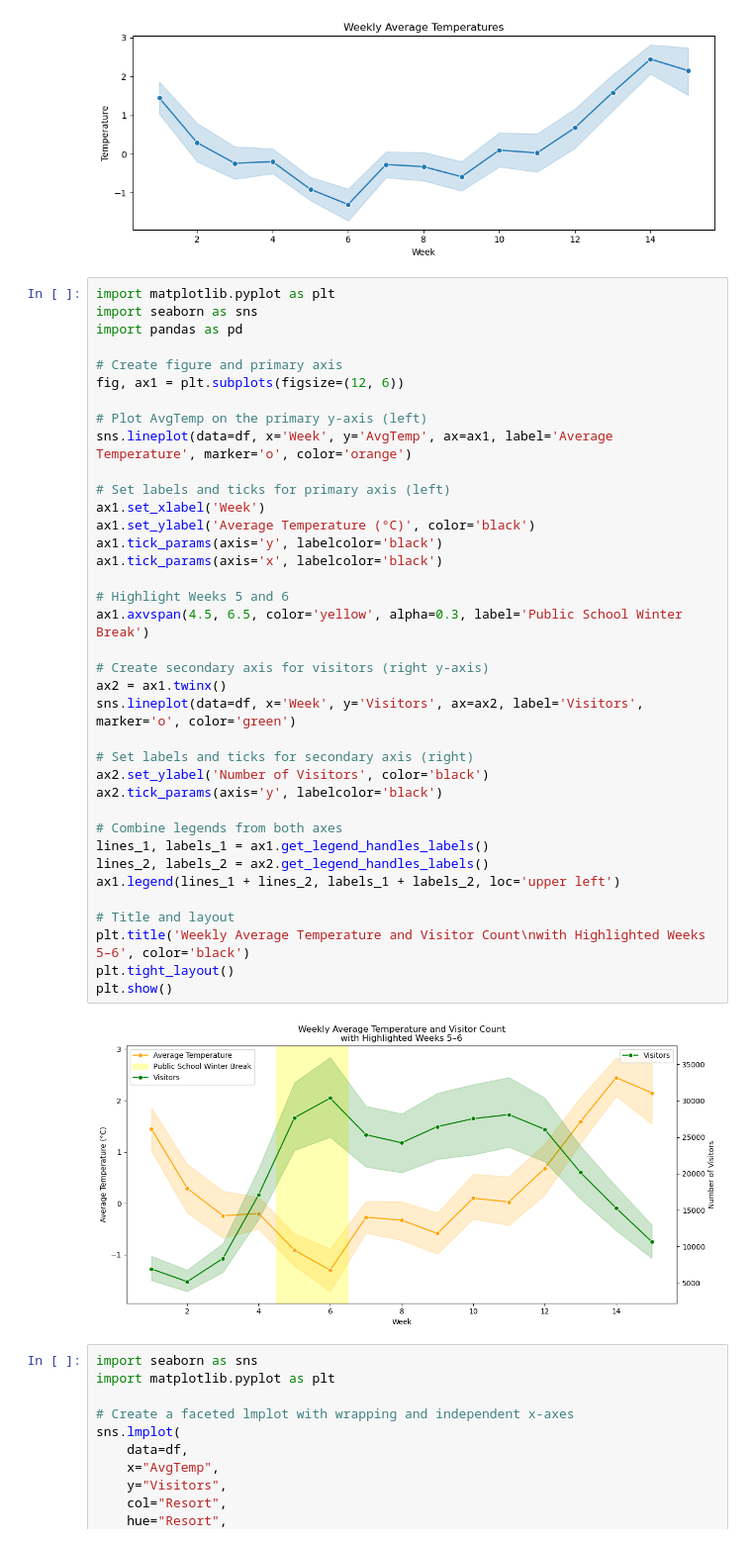
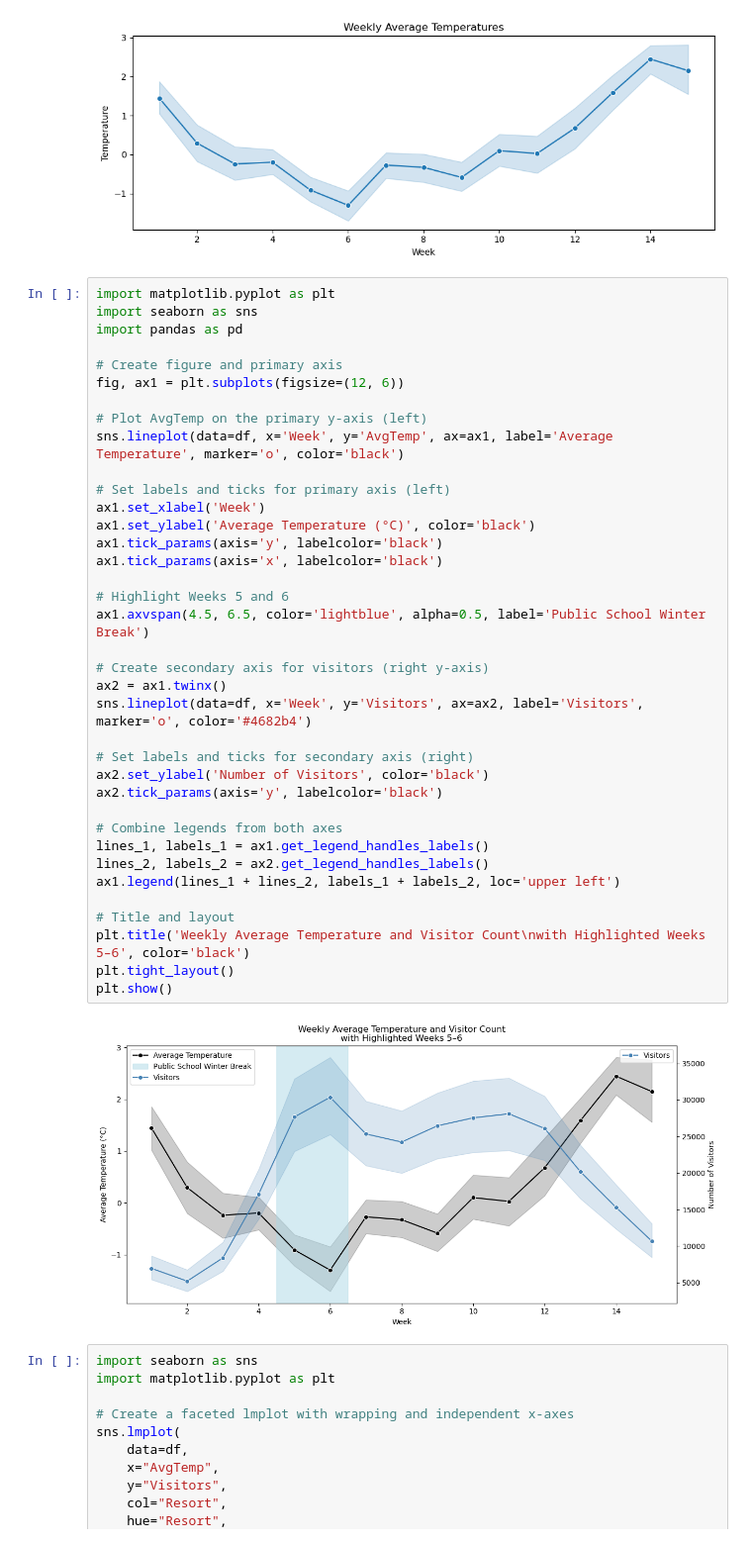
Before and after one commit to vathana-khun/inter-uni-datathon, a Jupyter notebook: visitor_analysis.ipynb, the cells around one changed output. Shown at 99% size. Cells and saved outputs as stored; diff of their text form.

```diff
--- a/visitor_analysis.ipynb
+++ b/visitor_analysis.ipynb
@@ -165,37 +165,37 @@ import pandas as pd
 # Create figure and primary axis
 fig, ax1 = plt.subplots(figsize=(12, 6))
 
 # Plot AvgTemp on the primary y-axis (left)
-sns.lineplot(data=df, x='Week', y='AvgTemp', ax=ax1, label='Average Temperature', marker='o', color='orange')
+sns.lineplot(data=df, x='Week', y='AvgTemp', ax=ax1, label='Average Temperature', marker='o', color='black')
 
 # Set labels and ticks for primary axis (left)
 ax1.set_xlabel('Week')
 ax1.set_ylabel('Average Temperature (°C)', color='black')
 ax1.tick_params(axis='y', labelcolor='black')
 ax1.tick_params(axis='x', labelcolor='black')
 
 # Highlight Weeks 5 and 6
-ax1.axvspan(4.5, 6.5, color='yellow', alpha=0.3, label='Public School Winter Break')
+ax1.axvspan(4.5, 6.5, color='lightblue', alpha=0.5, label='Public School Winter Break')
 
 # Create secondary axis for visitors (right y-axis)
 ax2 = ax1.twinx()
-sns.lineplot(data=df, x='Week', y='Visitors', ax=ax2, label='Visitors', marker='o', color='green')
+sns.lineplot(data=df, x='Week', y='Visitors', ax=ax2, label='Visitors', marker='o', color='#4682b4')
 
 # Set labels and ticks for secondary axis (right)
 ax2.set_ylabel('Number of Visitors', color='black')
 ax2.tick_params(axis='y', labelcolor='black')
 
 # Combine legends from both axes
 lines_1, labels_1 = ax1.get_legend_handles_labels()
 lines_2, labels_2 = ax2.get_legend_handles_labels()
 ax1.legend(lines_1 + lines_2, labels_1 + labels_2, loc='upper left')
 
 # Title and layout
 plt.title('Weekly Average Temperature and Visitor Count\nwith Highlighted Weeks 5–6', color='black')
 plt.tight_layout()
 plt.show()
 # %% [output]
-[figure, old version]
+[figure, new version]
 # %%
 import seaborn as sns
 import matplotlib.pyplot as plt
```
Also changed, not shown: parts of 2 cells of this notebook, 7 other files.
